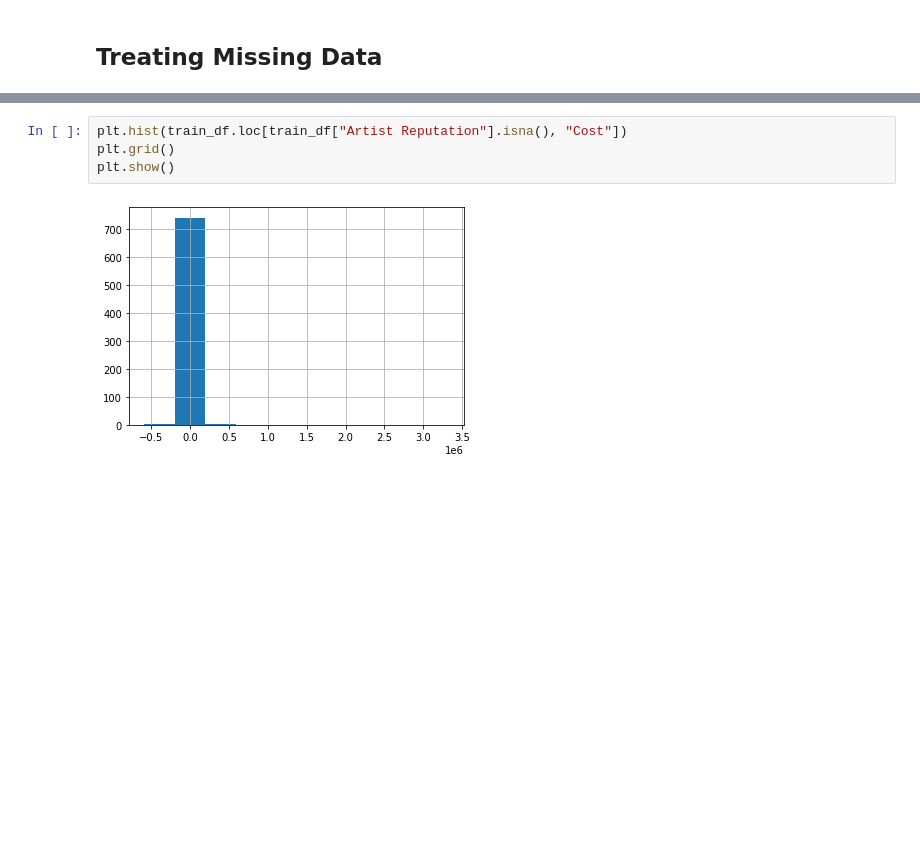
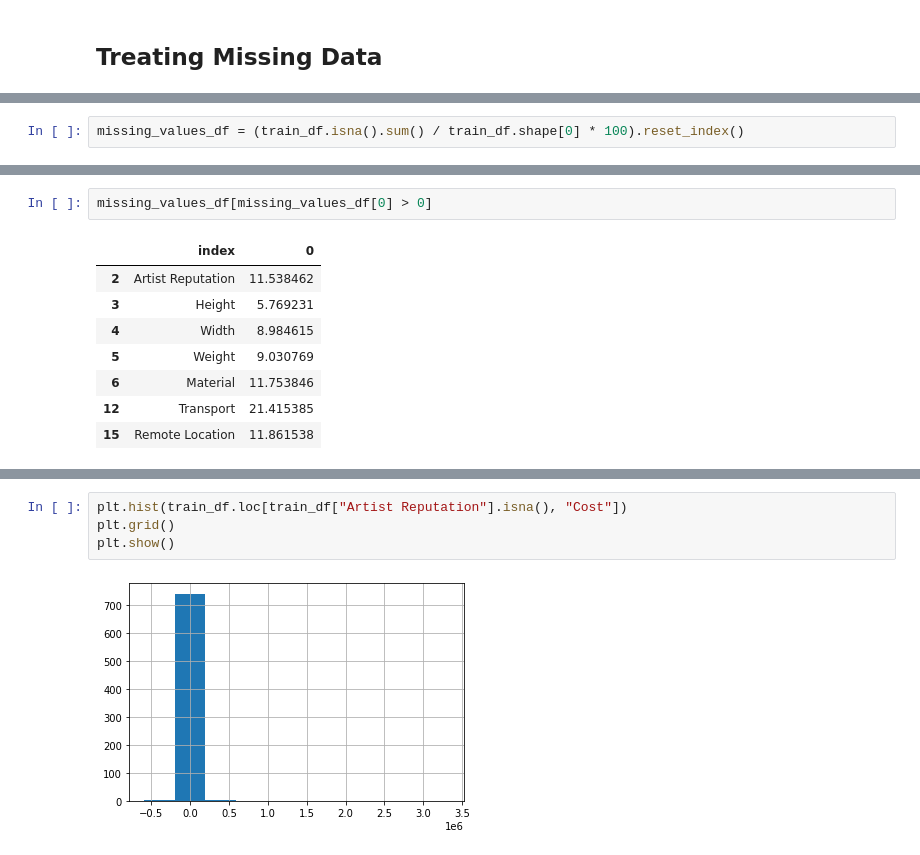
Before and after one commit to jacob5412/HackerEarth-Exhibit-Art, a Jupyter notebook: EDA-2.ipynb, the cells around one changed output, grey strips where cells are left out. Drawn from its saved outputs; the diff is of its cells as text; blank space fills up the shorter version.

```diff
--- a/EDA-2.ipynb
+++ b/EDA-2.ipynb
@@ -61,0 +64,2 @@ The easiest to do is to check if there's a relationship between the missing valu
+# %%
+missing_values_df = (train_df.isna().sum() / train_df.shape[0] * 100).reset_index()
@@ -61,0 +68,11 @@ The easiest to do is to check if there's a relationship between the missing valu
+# %%
+missing_values_df[missing_values_df[0] > 0]
+# %% [output]
+|  | index | 0 |
+| 2 | Artist Reputation | 11.538462 |
+| 3 | Height | 5.769231 |
+| 4 | Width | 8.984615 |
+| 5 | Weight | 9.030769 |
+| 6 | Material | 11.753846 |
+| 12 | Transport | 21.415385 |
+| 15 | Remote Location | 11.861538 |
```
Also changed, not shown: parts of 52 cells of this notebook.
